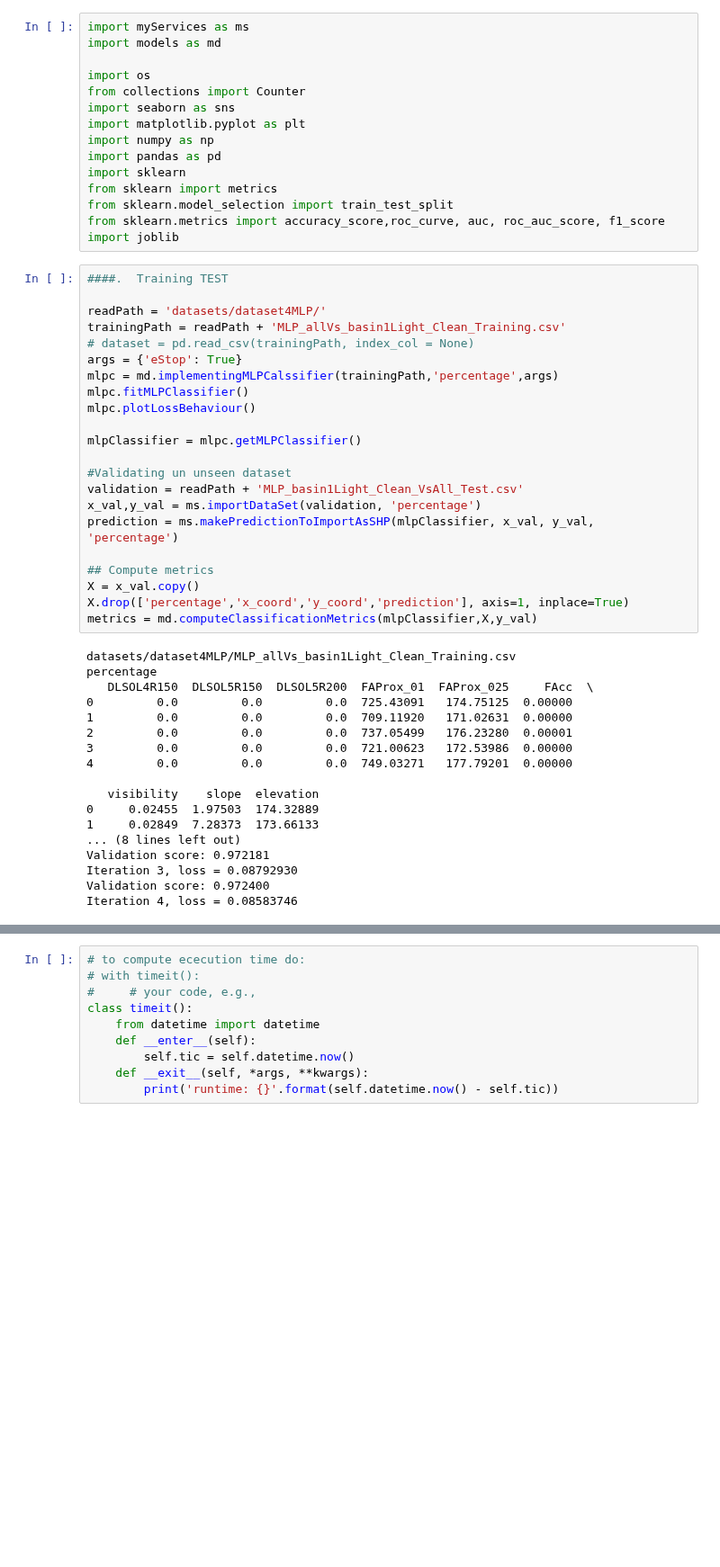
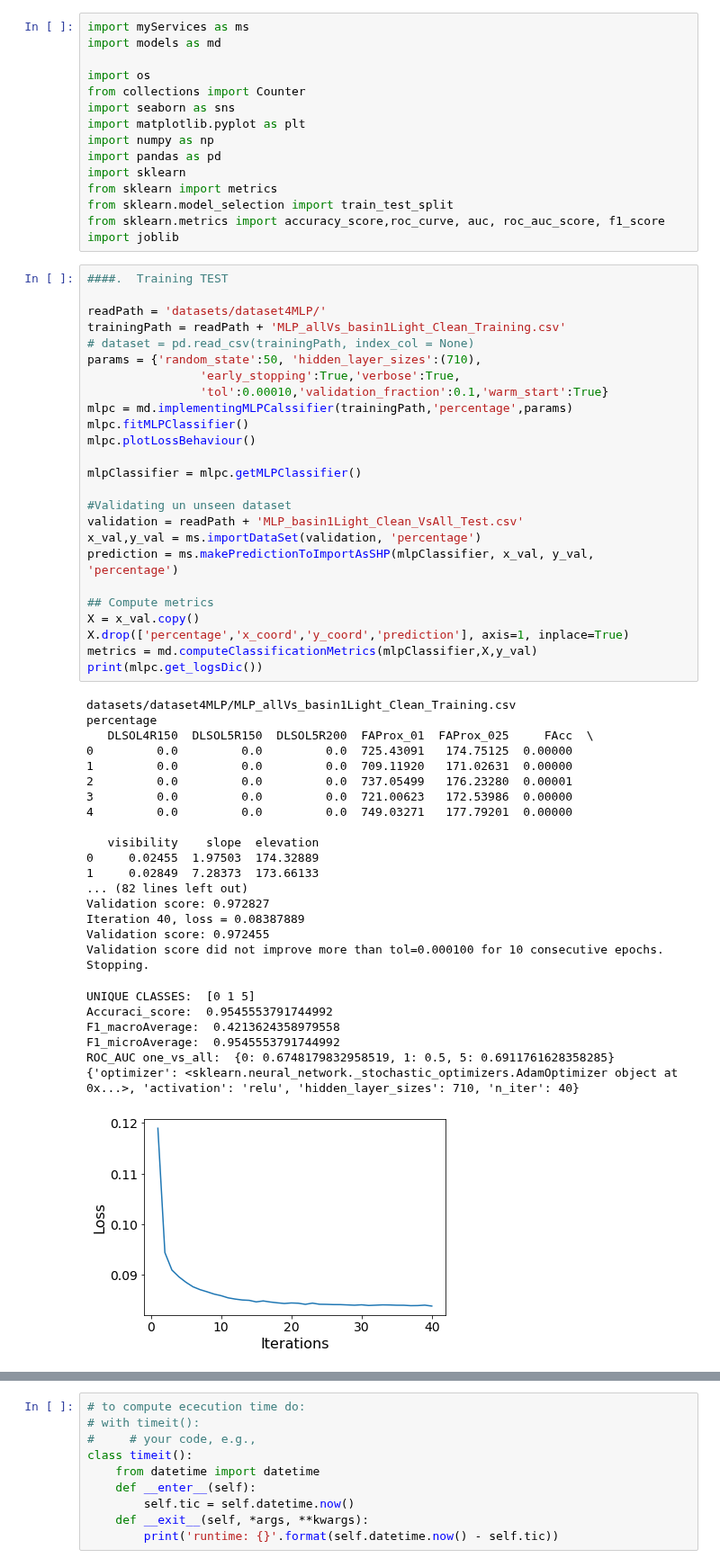
Before and after one commit to Abdielfer/FloodProbabRNCanAbd, a Jupyter notebook: main.ipynb, the cells around one changed output, grey strips where cells are left out. Shown at 90% size. Saved outputs shown, nothing was run; the diff lists cells and outputs as text; blank space fills up the shorter version.

```diff
--- a/main.ipynb
+++ b/main.ipynb
@@ -19,40 +19,50 @@ import joblib
 readPath = 'datasets/dataset4MLP/'
 trainingPath = readPath + 'MLP_allVs_basin1Light_Clean_Training.csv'
 # dataset = pd.read_csv(trainingPath, index_col = None)
-args = {'eStop': True}
-mlpc = md.implementingMLPCalssifier(trainingPath,'percentage',args)
+params = {'random_state':50, 'hidden_layer_sizes':(710),
+                'early_stopping':True,'verbose':True,
+                'tol':0.00010,'validation_fraction':0.1,'warm_start':True}
+mlpc = md.implementingMLPCalssifier(trainingPath,'percentage',params)
 mlpc.fitMLPClassifier()
 mlpc.plotLossBehaviour()
 
 mlpClassifier = mlpc.getMLPClassifier()
 
 #Validating un unseen dataset
 validation = readPath + 'MLP_basin1Light_Clean_VsAll_Test.csv'
 x_val,y_val = ms.importDataSet(validation, 'percentage')
 prediction = ms.makePredictionToImportAsSHP(mlpClassifier, x_val, y_val, 'percentage')
 
 ## Compute metrics
 X = x_val.copy()
 X.drop(['percentage','x_coord','y_coord','prediction'], axis=1, inplace=True)
 metrics = md.computeClassificationMetrics(mlpClassifier,X,y_val)
+print(mlpc.get_logsDic())
 # %% [output]
 datasets/dataset4MLP/MLP_allVs_basin1Light_Clean_Training.csv
 percentage
    DLSOL4R150  DLSOL5R150  DLSOL5R200  FAProx_01  FAProx_025     FAcc  \
 0         0.0         0.0         0.0  725.43091   174.75125  0.00000
 1         0.0         0.0         0.0  709.11920   171.02631  0.00000
 2         0.0         0.0         0.0  737.05499   176.23280  0.00001
 3         0.0         0.0         0.0  721.00623   172.53986  0.00000
 4         0.0         0.0         0.0  749.03271   177.79201  0.00000
 
    visibility    slope  elevation
 0     0.02455  1.97503  174.32889
 1     0.02849  7.28373  173.66133
-... (8 lines left out)
-Validation score: 0.972181
-Iteration 3, loss = 0.08792930
-Validation score: 0.972400
-Iteration 4, loss = 0.08583746
+... (82 lines left out)
+Validation score: 0.972827
+Iteration 40, loss = 0.08387889
+Validation score: 0.972455
+Validation score did not improve more than tol=0.000100 for 10 consecutive epochs. Stopping.
+UNIQUE CLASSES:  [0 1 5]
+Accuraci_score:  0.9545553791744992
+F1_macroAverage:  0.4213624358979558
+F1_microAverage:  0.9545553791744992
+ROC_AUC one_vs_all:  {0: 0.6748179832958519, 1: 0.5, 5: 0.6911761628358285}
+{'optimizer': <sklearn.neural_network._stochastic_optimizers.AdamOptimizer object at 0x...>, 'activation': 'relu', 'hidden_layer_sizes': 710, 'n_iter': 40}
+[figure, added]
 # %%
 '''
 hidden_layer_sizes=[100,100] earlyStop True
```
Also changed, not shown: parts of 2 cells of this notebook, 2 other files.
